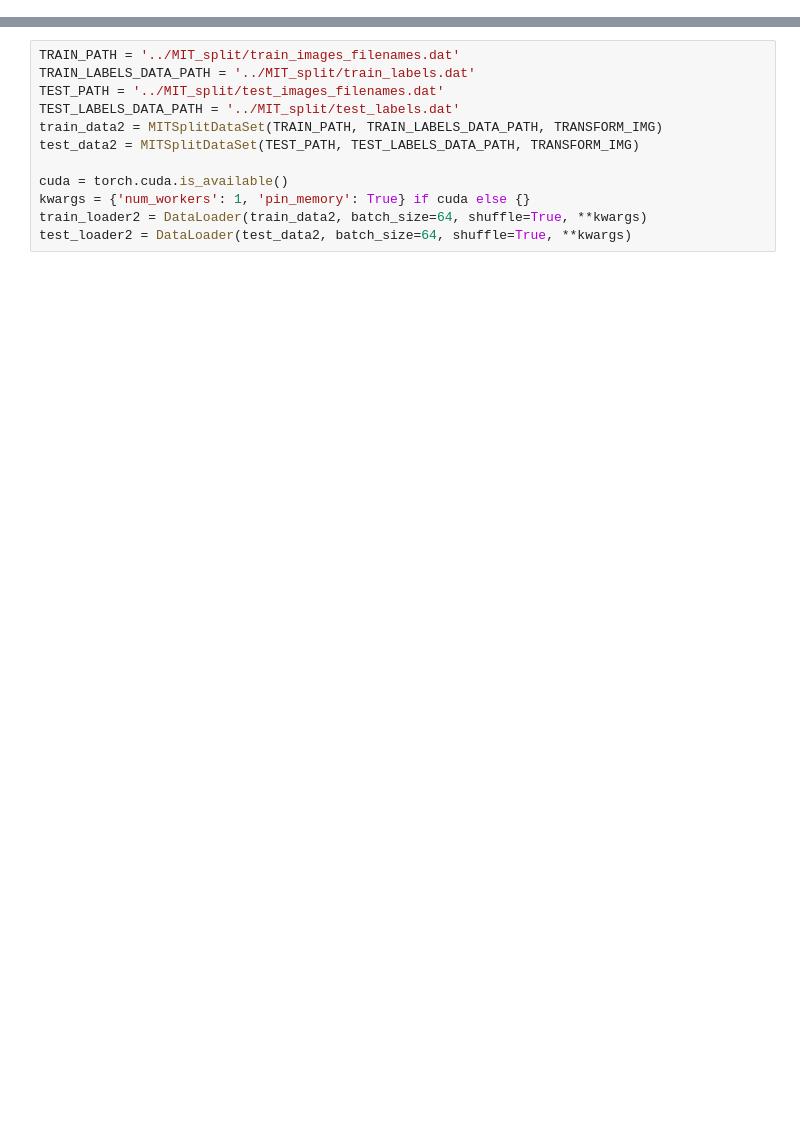
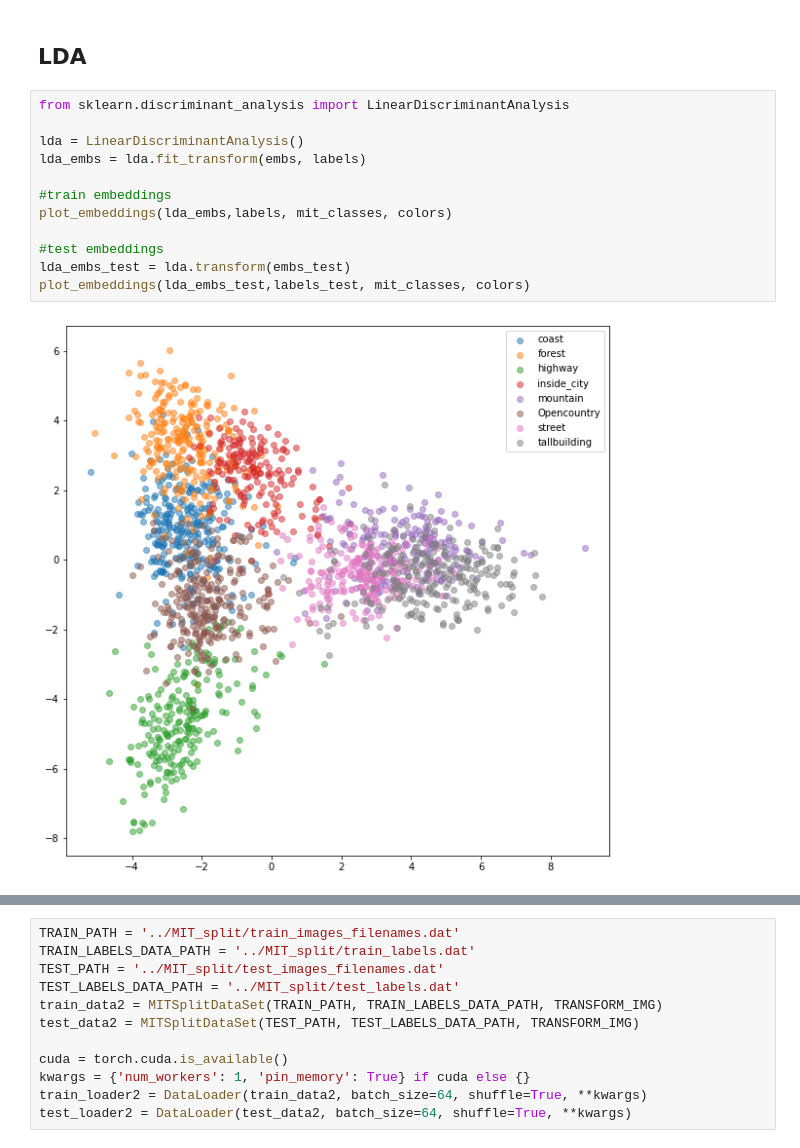
Before and after one commit to bersecke/MCV-2022-M5-Project, a Jupyter notebook: Week4/taskA.ipynb, the cells around one changed output, grey strips where cells are left out. Drawn from its saved outputs; the diff is of its cells as text; blank space fills up the shorter version.

```diff
--- a/Week4/taskA.ipynb
+++ b/Week4/taskA.ipynb
@@ -138,0 +105,16 @@ def plot_embeddings(embeddings, targets, xlim=None, ylim=None):
+# %% [markdown]
+## LDA
+# %%
+from sklearn.discriminant_analysis import LinearDiscriminantAnalysis
+
+lda = LinearDiscriminantAnalysis()
+lda_embs = lda.fit_transform(embs, labels)
+
+#train embeddings
+plot_embeddings(lda_embs,labels, mit_classes, colors)
+
+#test embeddings
+lda_embs_test = lda.transform(embs_test)
+plot_embeddings(lda_embs_test,labels_test, mit_classes, colors)
+# %% [output]
+[figure, added]
```
Also changed, not shown: parts of 29 cells of this notebook, 1 other file.
